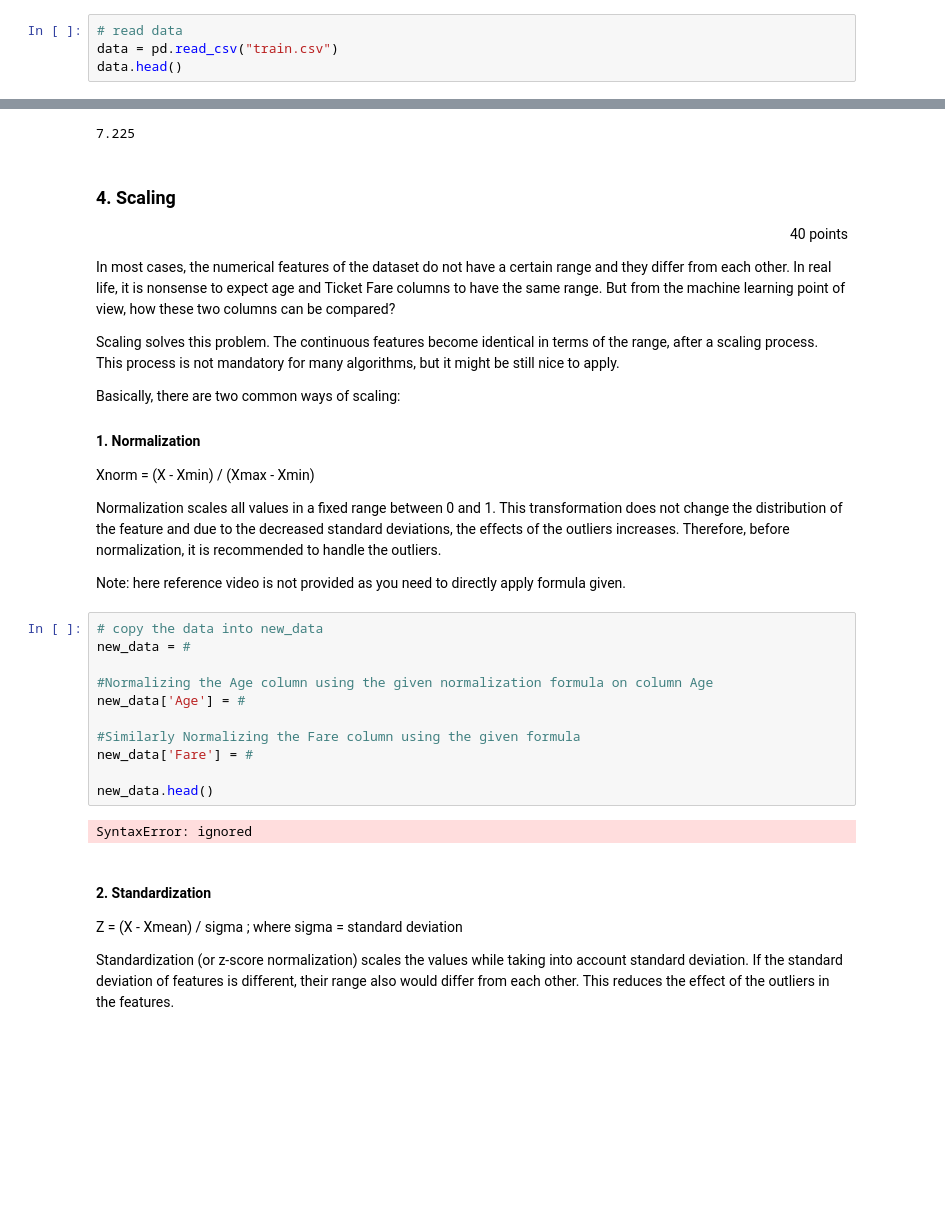
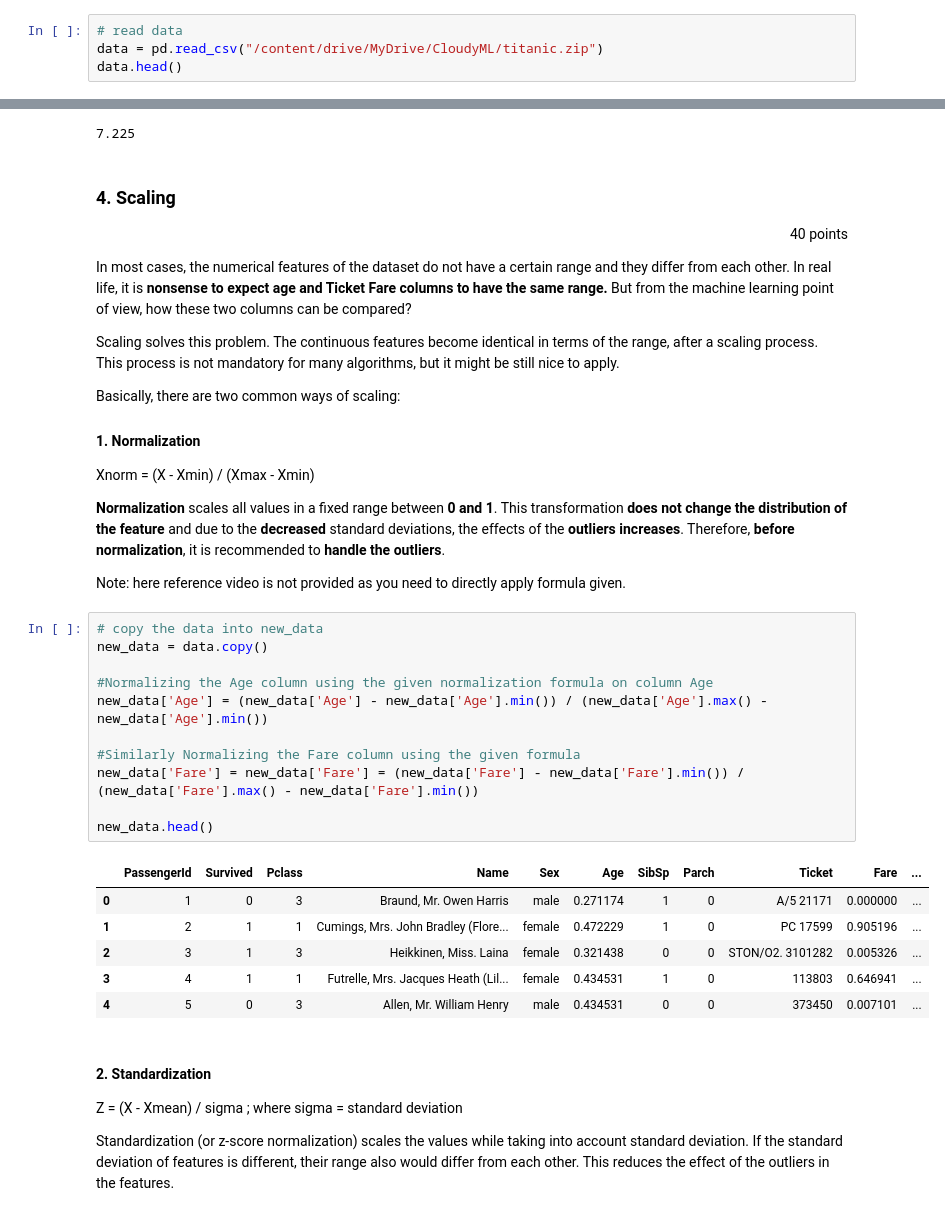
Before and after one commit to sureshmecad/CloudyML-AI-FOR-ALL, a Jupyter notebook: 9_Feature_Engineering_CloudyML.ipynb, the cells around one changed output, grey strips where cells are left out. Saved outputs shown, nothing was run; the diff lists cells and outputs as text; blank space fills up the shorter version.

```diff
--- a/9_Feature_Engineering_CloudyML.ipynb
+++ b/9_Feature_Engineering_CloudyML.ipynb
@@ -116,6 +114,6 @@ Saving train.csv to train (1).csv
 # %%
 # read data
-data = pd.read_csv("train.csv")
+data = pd.read_csv("/content/drive/MyDrive/CloudyML/titanic.zip")
 data.head()
 # %% [output]
 |  | PassengerId | Survived | Pclass | Name | Sex | Age | SibSp | Parch | Ticket | Fare | ... |
@@ -374,7 +372,7 @@ lower_lim
 <p style='text-align: right;'> 40 points</p>
 
 
-In most cases, the numerical features of the dataset do not have a certain range and they differ from each other. In real life, it is nonsense to expect age and Ticket Fare columns to have the same range. But from the machine learning point of view, how these two columns can be compared?
+In most cases, the numerical features of the dataset do not have a certain range and they differ from each other. In real life, it is **nonsense to expect age and Ticket Fare columns to have the same range.** But from the machine learning point of view, how these two columns can be compared?
 
 Scaling solves this problem. The continuous features become identical in terms of the range, after a scaling process. This process is not mandatory for many algorithms, but it might be still nice to apply.
 
@@ -383,22 +381,27 @@ Basically, there are two common ways of scaling:
 #### 1. Normalization
 Xnorm = (X - Xmin) / (Xmax - Xmin)
 
-Normalization scales all values in a fixed range between 0 and 1. This transformation does not change the distribution of the feature and due to the decreased standard deviations, the effects of the outliers increases. Therefore, before normalization, it is recommended to handle the outliers.
+**Normalization** scales all values in a fixed range between **0 and 1**. This transformation **does not change the distribution of the feature** and due to the **decreased** standard deviations, the effects of the **outliers increases**. Therefore, **before normalization**, it is recommended to **handle the outliers**.
 
 Note: here reference video is not provided as you need to directly apply formula given.
 # %%
 # copy the data into new_data
-new_data = #
+new_data = data.copy()
 
 #Normalizing the Age column using the given normalization formula on column Age
-new_data['Age'] = #
+new_data['Age'] = (new_data['Age'] - new_data['Age'].min()) / (new_data['Age'].max() - new_data['Age'].min())
 
 #Similarly Normalizing the Fare column using the given formula
-new_data['Fare'] = #
+new_data['Fare'] = new_data['Fare'] = (new_data['Fare'] - new_data['Fare'].min()) / (new_data['Fare'].max() - new_data['Fare'].min())
 
 new_data.head()
 # %% [output]
-SyntaxError: ignored
+|  | PassengerId | Survived | Pclass | Name | Sex | Age | SibSp | Parch | Ticket | Fare | ... |
+| 0 | 1 | 0 | 3 | Braund, Mr. Owen Harris | male | 0.271174 | 1 | 0 | A/5 21171 | 0.000000 | ... |
+| 1 | 2 | 1 | 1 | Cumings, Mrs. John Bradley (Flore... | female | 0.472229 | 1 | 0 | PC 17599 | 0.905196 | ... |
+| 2 | 3 | 1 | 3 | Heikkinen, Miss. Laina | female | 0.321438 | 0 | 0 | STON/O2. 3101282 | 0.005326 | ... |
+| 3 | 4 | 1 | 1 | Futrelle, Mrs. Jacques Heath (Lil... | female | 0.434531 | 1 | 0 | 113803 | 0.646941 | ... |
+| 4 | 5 | 0 | 3 | Allen, Mr. William Henry | male | 0.434531 | 0 | 0 | 373450 | 0.007101 | ... |
 # %% [markdown]
 #### 2. Standardization
 Z = (X - Xmean) / sigma ; where sigma = standard deviation
```
Also changed, not shown: parts of 5 cells of this notebook.
